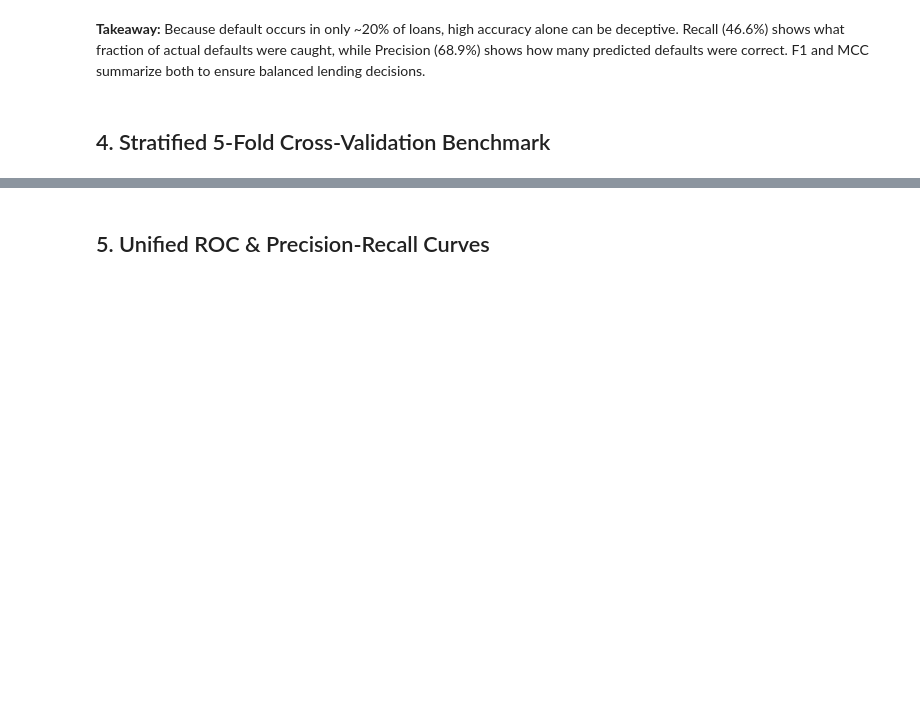
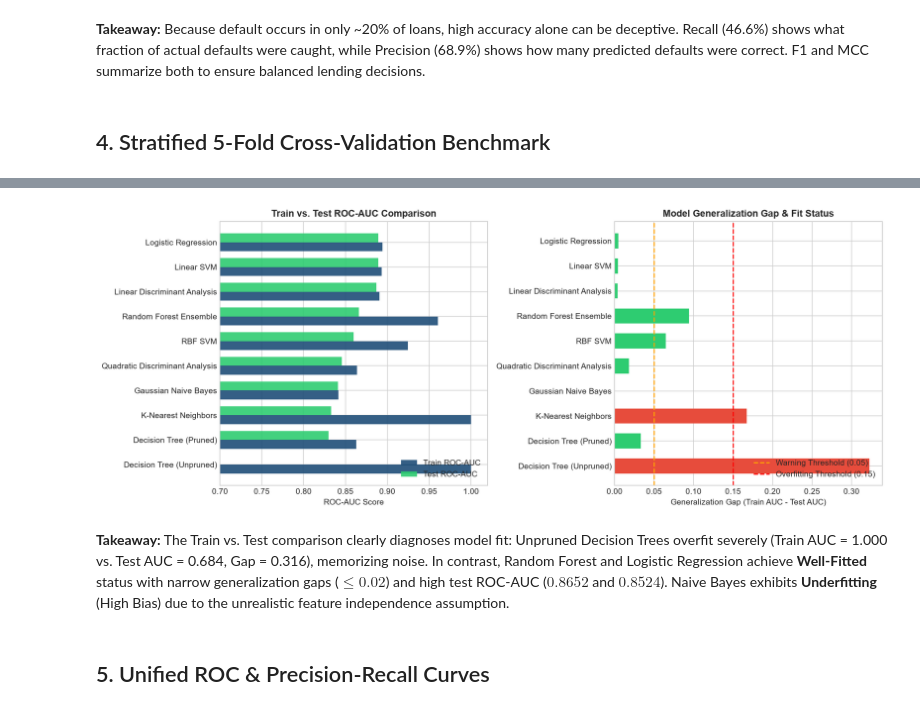
Before and after one commit to neamn-dev/bank_loan, a Jupyter notebook: notebooks/loan_default/11_model_comparison.ipynb, the cells around one changed output, grey strips where cells are left out. Cells and saved outputs as stored; diff of their text form; code cells hidden in the pictures; blank space fills up the shorter version.

```diff
--- a/notebooks/loan_default/11_model_comparison.ipynb
+++ b/notebooks/loan_default/11_model_comparison.ipynb
@@ -196,3 +245,38 @@ display(df_cv_benchmark)
+# %%
+# Visualise Train vs. Test Performance & Generalization Gap
+fig, axes = plt.subplots(1, 2, figsize=(14, 5.5))
+
+df_plot = df_master_comp.sort_values('Test_ROC_AUC', ascending=True)
+y_pos = np.arange(len(df_plot))
+
+# Plot 1: Train vs. Test ROC-AUC Comparison
+axes[0].barh(y_pos - 0.18, df_plot['Train_ROC_AUC'], height=0.36, label='Train ROC-AUC', color='#1f4e78', alpha=0.9)
+axes[0].barh(y_pos + 0.18, df_plot['Test_ROC_AUC'], height=0.36, label='Test ROC-AUC', color='#2ecc71', alpha=0.9)
+axes[0].set_yticks(y_pos)
+axes[0].set_yticklabels(df_plot['Algorithm'])
+axes[0].set_xlabel('ROC-AUC Score')
+axes[0].set_xlim(0.70, 1.02)
+axes[0].set_title('Train vs. Test ROC-AUC Comparison', weight='bold')
+axes[0].legend(loc='lower right')
+
+# Plot 2: Generalization Gap with Fit Status Coloring
+colors = ['#e74c3c' if 'Overfitting' in s else ('#f0ad4e' if 'Underfitting' in s else '#2ecc71') for s in df_plot['Fit_Status']]
+axes[1].barh(y_pos, df_plot['Generalization_Gap'], color=colors, height=0.6)
+axes[1].set_yticks(y_pos)
+axes[1].set_yticklabels(df_plot['Algorithm'])
+axes[1].set_xlabel('Generalization Gap (Train AUC - Test AUC)')
+axes[1].axvline(0.05, color='orange', linestyle='--', label='Warning Threshold (0.05)')
+axes[1].axvline(0.15, color='red', linestyle='--', label='Overfitting Threshold (0.15)')
+axes[1].set_title('Model Generalization Gap & Fit Status', weight='bold')
+axes[1].legend(loc='lower right')
+
+plt.tight_layout()
+plt.savefig('../../outputs/figures/loan_default_train_vs_test_comparison.png', dpi=150)
+plt.show()
+# %% [output]
+[figure, added]
+# %% [markdown]
+**Takeaway:** The Train vs. Test comparison clearly diagnoses model fit: Unpruned Decision Trees overfit severely (Train AUC = 1.000 vs. Test AUC = 0.684, Gap = 0.316), memorizing noise. In contrast, Random Forest and Logistic Regression achieve **Well-Fitted** status with narrow generalization gaps ($\le 0.02$) and high test ROC-AUC ($0.8652$ and $0.8524$). Naive Bayes exhibits **Underfitting** (High Bias) due to the unrealistic feature independence assumption.
 # %% [markdown]
 ## 5. Unified ROC & Precision-Recall Curves
 # %%
```
Also changed, not shown: parts of 2 cells of this notebook, 18 other files.
